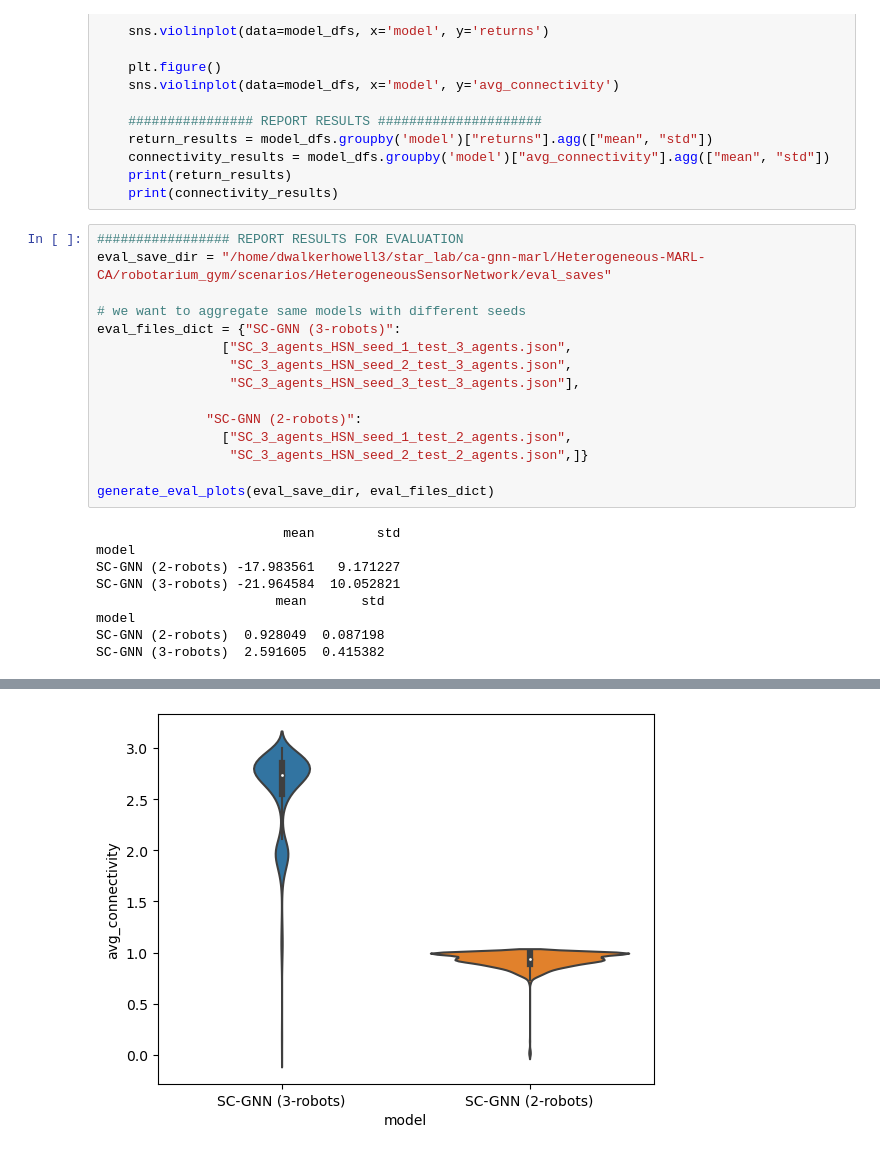
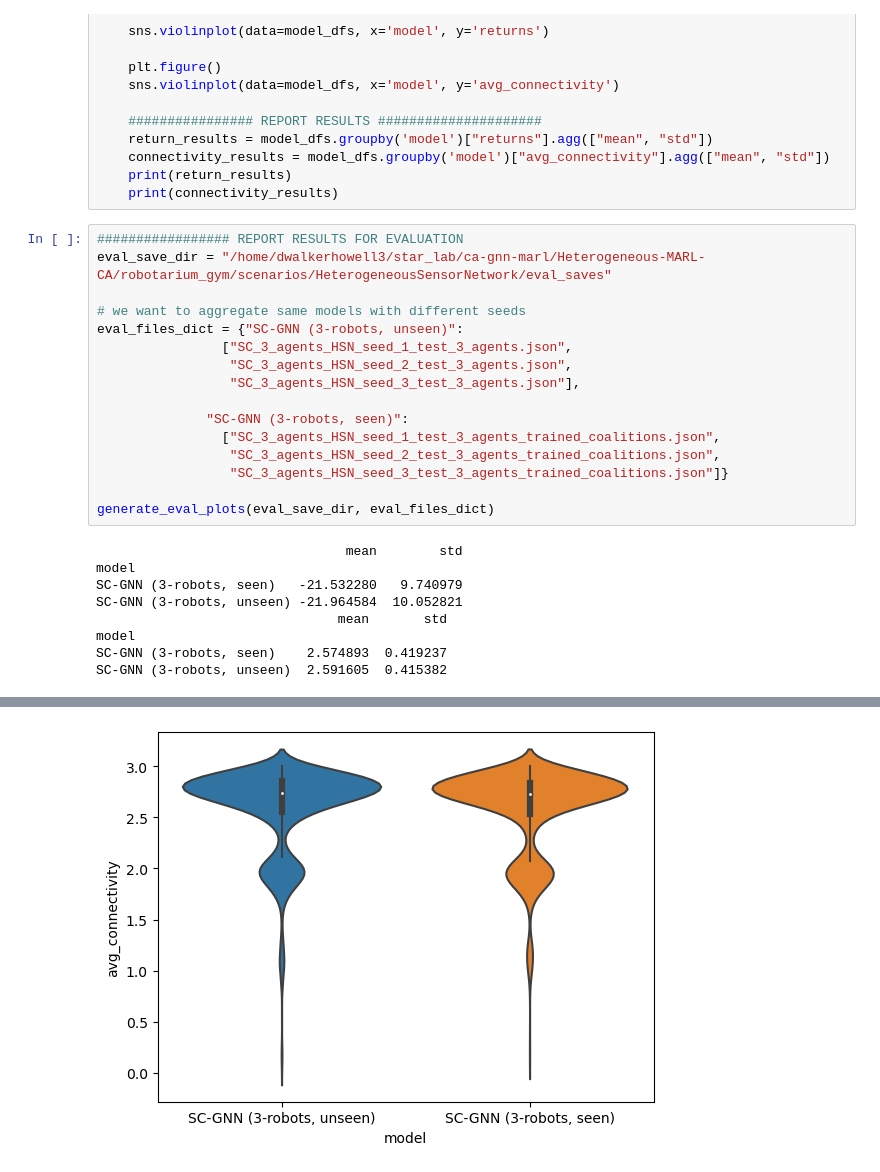
Before and after one commit to GT-STAR-Lab/MARBLER-CA, a Jupyter notebook: eval.ipynb, the cells around one changed output, grey strips where cells are left out. Drawn from its saved outputs; the diff is of its cells as text.

Commit message:
eval of first final experiments

```diff
--- a/eval.ipynb
+++ b/eval.ipynb
@@ -84,22 +84,23 @@ def generate_eval_plots(eval_save_dir, eval_files_dict):
 eval_save_dir = "/home/dwalkerhowell3/star_lab/ca-gnn-marl/Heterogeneous-MARL-CA/robotarium_gym/scenarios/HeterogeneousSensorNetwork/eval_saves"
 
 # we want to aggregate same models with different seeds
-eval_files_dict = {"SC-GNN (3-robots)":
+eval_files_dict = {"SC-GNN (3-robots, unseen)":
                 ["SC_3_agents_HSN_seed_1_test_3_agents.json",
                  "SC_3_agents_HSN_seed_2_test_3_agents.json",
                  "SC_3_agents_HSN_seed_3_test_3_agents.json"],
 
-              "SC-GNN (2-robots)":
-                ["SC_3_agents_HSN_seed_1_test_2_agents.json",
-                 "SC_3_agents_HSN_seed_2_test_2_agents.json",]}
+              "SC-GNN (3-robots, seen)":
+                ["SC_3_agents_HSN_seed_1_test_3_agents_trained_coalitions.json",
+                 "SC_3_agents_HSN_seed_2_test_3_agents_trained_coalitions.json",
+                 "SC_3_agents_HSN_seed_3_test_3_agents_trained_coalitions.json"]}
 
 generate_eval_plots(eval_save_dir, eval_files_dict)
 # %% [output]
-                        mean        std
+                                mean        std
 model
-SC-GNN (2-robots) -17.983561   9.171227
-SC-GNN (3-robots) -21.964584  10.052821
-                       mean       std
+SC-GNN (3-robots, seen)   -21.532280   9.740979
+SC-GNN (3-robots, unseen) -21.964584  10.052821
+                               mean       std
 model
-SC-GNN (2-robots)  0.928049  0.087198
-SC-GNN (3-robots)  2.591605  0.415382
+SC-GNN (3-robots, seen)    2.574893  0.419237
+SC-GNN (3-robots, unseen)  2.591605  0.415382
@@ -107 +108 @@ SC-GNN (3-robots)  2.591605  0.415382
-[figure, old version]
+[figure, new version]
```
Also changed, not shown: parts of 1 cell of this notebook, 13 other files.
